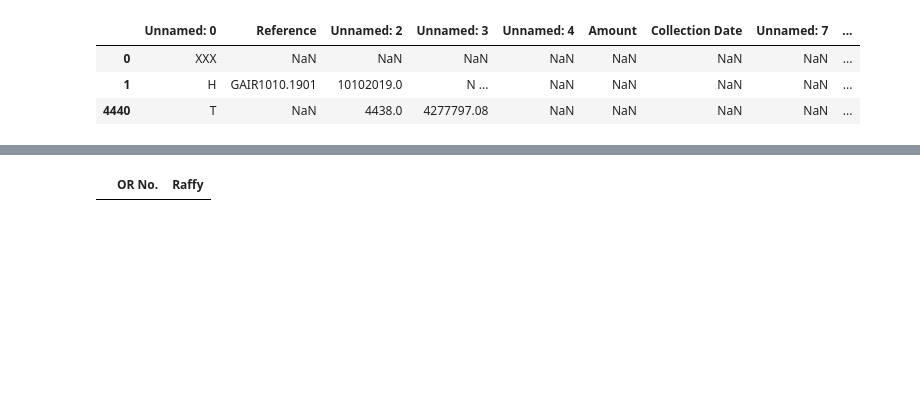
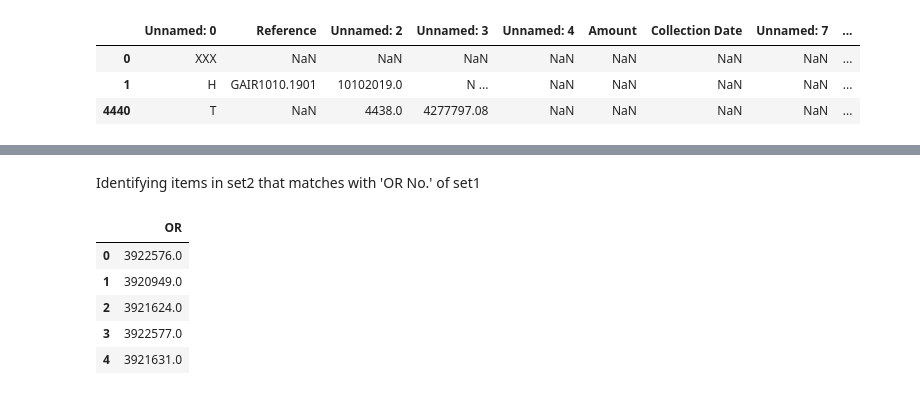
Before and after one commit to suman1051/Python_training, a Jupyter notebook: Raffy.ipynb, the cells around one changed output, grey strips where cells are left out. Drawn from its saved outputs; the diff is of its cells as text; code cells hidden in the pictures; blank space fills up the shorter version.

```diff
--- a/Raffy.ipynb
+++ b/Raffy.ipynb
@@ -144,4 +88,4 @@ set2OR
 # %%
-pd.merge(set1OR, set2OR, left_on='OR No.', right_on= 'Raffy', how='inner')
+# pd.merge(set1OR, set2OR, left_on='OR No.', right_on= 'Raffy', how='inner')
-# %% [output]
-|  | OR No. | Raffy |
+# %% [markdown]
+Identifying items in set2 that matches with 'OR No.' of set1
@@ -147,0 +101,9 @@ pd.merge(set1OR, set2OR, left_on='OR No.', right_on= 'Raffy', how='inner')
+# %%
+common_OR.head()
+# %% [output]
+|  | OR |
+| 0 | 3922576.0 |
+| 1 | 3920949.0 |
+| 2 | 3921624.0 |
+| 3 | 3922577.0 |
+| 4 | 3921631.0 |
```
Also changed, not shown: parts of 29 cells of this notebook.
